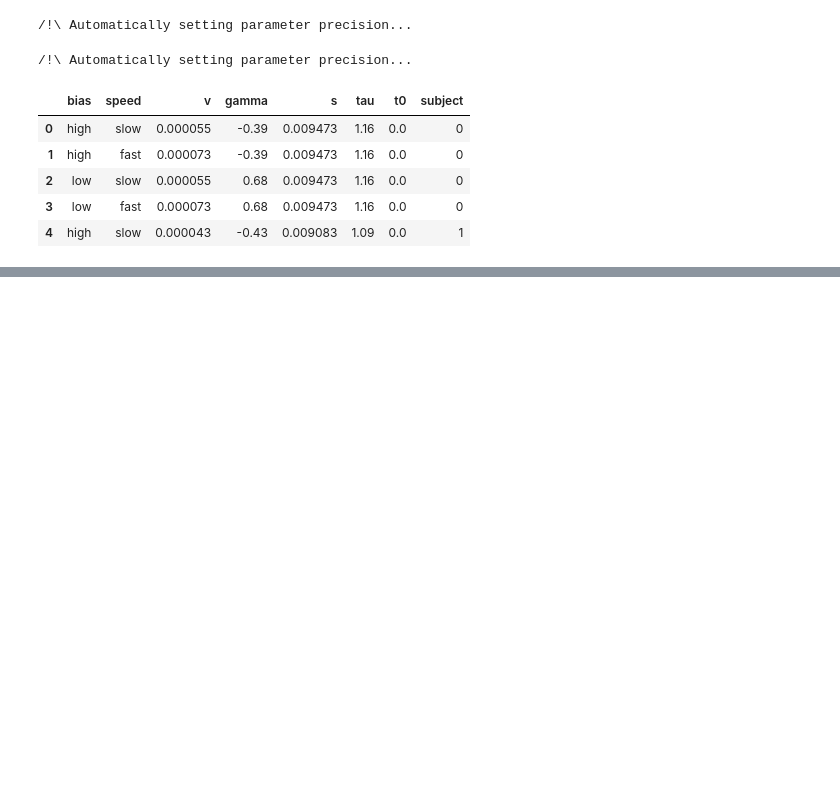
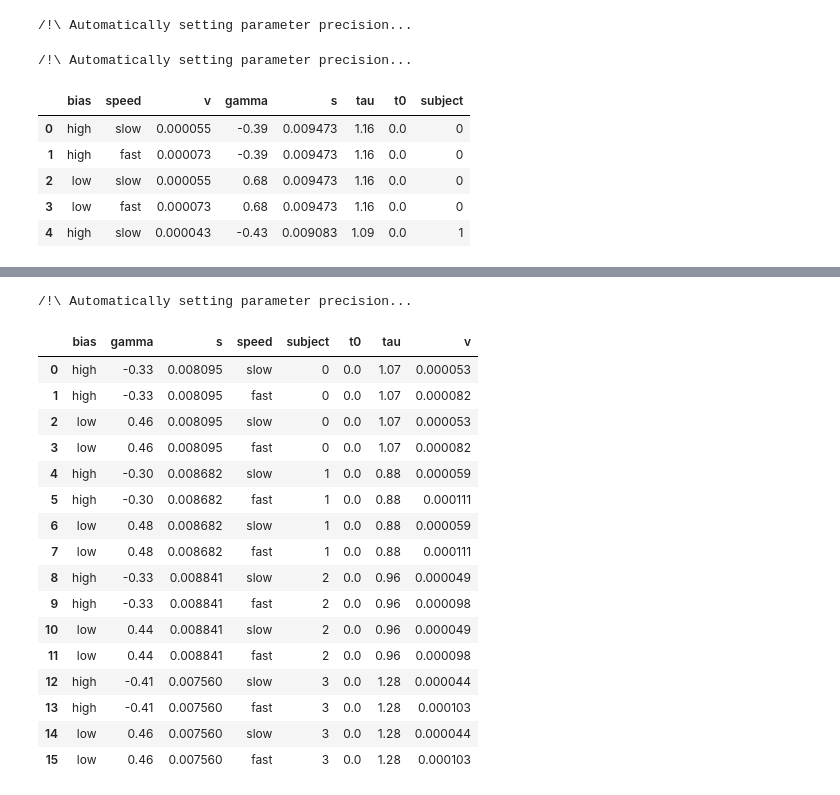
Before and after one commit to glamlab/glambox, a Jupyter notebook: test_get_estimates.ipynb, the cells around one changed output, grey strips where cells are left out. Saved outputs shown, nothing was run; the diff lists cells and outputs as text; code cells hidden in the pictures; blank space fills up the shorter version.

```diff
--- a/test_get_estimates.ipynb
+++ b/test_get_estimates.ipynb
@@ -258,0 +512,39 @@ estimates.head()
+# %%
+np.random.seed(1011)
+
+m8 = glam.GLAM()
+
+N = 4
+
+n_trials = 50
+n_items = 5
+
+gamma = dict(high=dict(mu=-0.3, sd=0.1),
+             low=dict(mu=0.5, sd=0.1))
+v = dict(slow=dict(mu=0.00005, sd=0.00001),
+         fast=dict(mu=0.00010, sd=0.00001))
+
+for bias in ['high', 'low']:
+    for speed in ['slow', 'fast']:
+
+        parameters = dict(v=np.clip(np.random.normal(loc=v[speed]['mu'], scale=v[speed]['sd'], size=N), 0.00003, 0.00015),
+                          s=np.clip(np.random.normal(loc=0.008, scale=0.001, size=N), 0.005, 0.011),
+                          gamma=np.clip(np.random.normal(loc=gamma[bias]['mu'], scale=gamma[bias]['sd'], size=N), -1, 1),
+                          tau=np.clip(np.random.normal(loc=0.9, scale=0.1, size=N), 0.2, 2),
+                          t0=np.zeros(N))
+
+        m8.simulate_group(kind='individual',
+                          parameters=parameters,
+                          individual_idx=np.arange(N),
+                          n_individuals=N,
+                          n_trials=n_trials,
+                          n_items=n_items,
+                          label=bias + '_' + speed)
+
+m8.data['bias'], m8.data['speed'] = m8.data['condition'].str.split('_', 1).str
+
+m8.make_model(kind='individual',
+              depends_on=dict(gamma='bias',
+                              v='speed'),
+              t0_val=0)
+m8.fit(method='NUTS', n_samples=1000, chains=2, njobs=1)
@@ -258,0 +579,22 @@ estimates.head()
+# %%
+estimates = glam.utils.get_estimates(m8)
+estimates
+# %% [output]
+/!\ Automatically setting parameter precision...
+|  | bias | gamma | s | speed | subject | t0 | tau | v |
+| 0 | high | -0.33 | 0.008095 | slow | 0 | 0.0 | 1.07 | 0.000053 |
+| 1 | high | -0.33 | 0.008095 | fast | 0 | 0.0 | 1.07 | 0.000082 |
+| 2 | low | 0.46 | 0.008095 | slow | 0 | 0.0 | 1.07 | 0.000053 |
+| 3 | low | 0.46 | 0.008095 | fast | 0 | 0.0 | 1.07 | 0.000082 |
+| 4 | high | -0.30 | 0.008682 | slow | 1 | 0.0 | 0.88 | 0.000059 |
+| 5 | high | -0.30 | 0.008682 | fast | 1 | 0.0 | 0.88 | 0.000111 |
+| 6 | low | 0.48 | 0.008682 | slow | 1 | 0.0 | 0.88 | 0.000059 |
+| 7 | low | 0.48 | 0.008682 | fast | 1 | 0.0 | 0.88 | 0.000111 |
+| 8 | high | -0.33 | 0.008841 | slow | 2 | 0.0 | 0.96 | 0.000049 |
+| 9 | high | -0.33 | 0.008841 | fast | 2 | 0.0 | 0.96 | 0.000098 |
+| 10 | low | 0.44 | 0.008841 | slow | 2 | 0.0 | 0.96 | 0.000049 |
+| 11 | low | 0.44 | 0.008841 | fast | 2 | 0.0 | 0.96 | 0.000098 |
+| 12 | high | -0.41 | 0.007560 | slow | 3 | 0.0 | 1.28 | 0.000044 |
+| 13 | high | -0.41 | 0.007560 | fast | 3 | 0.0 | 1.28 | 0.000103 |
+| 14 | low | 0.46 | 0.007560 | slow | 3 | 0.0 | 1.28 | 0.000044 |
+| 15 | low | 0.46 | 0.007560 | fast | 3 | 0.0 | 1.28 | 0.000103 |
```
Also changed, not shown: parts of 12 cells of this notebook, 1 other file.
